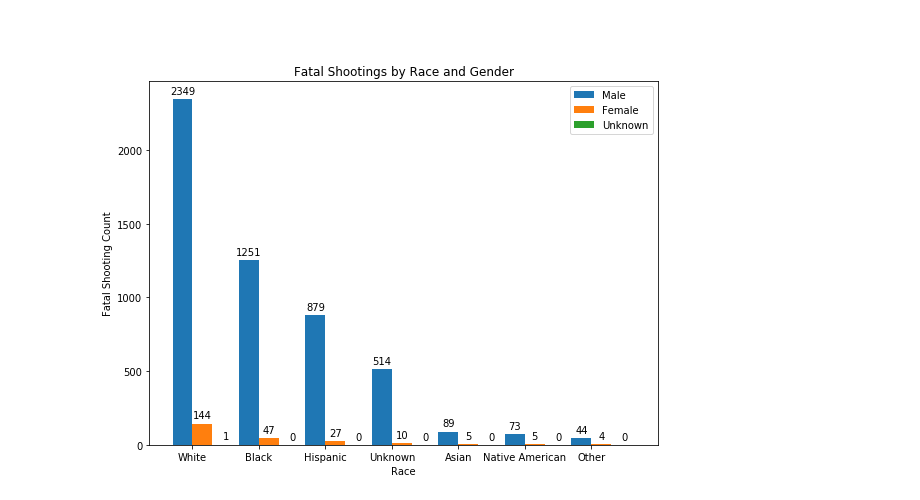
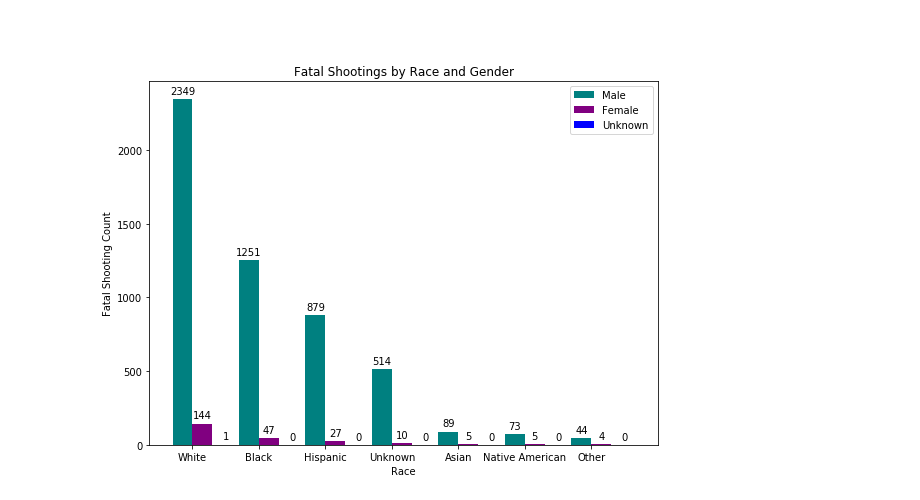
Before and after one commit to szerpa17/fatal-police-shootings, a Jupyter notebook: Analysis.ipynb, the cells around one changed output. Saved outputs shown, nothing was run; the diff lists cells and outputs as text; code cells hidden in the pictures.

```diff
--- a/Analysis.ipynb
+++ b/Analysis.ipynb
@@ -179,35 +179,35 @@ plt.show()
 # %%
 #labels=races, men_means=gender_race_death["Male Count"], etc
 fig, ax = plt.subplots()
 x_axis = np.arange(len(gender_race_death))
 width=0.3
-bar1 = ax.bar(x_axis-0.15, gender_race_death["Male Count"], width, label='Male')
-bar2 = ax.bar(x_axis+0.15, gender_race_death["Female Count"], width, label='Female')
-bar3 = ax.bar(x_axis+0.5, gender_race_death["Unknown Count"], width, label='Unknown')
+bar1 = ax.bar(x_axis-0.15, gender_race_death["Male Count"], width, label='Male', color="teal")
+bar2 = ax.bar(x_axis+0.15, gender_race_death["Female Count"], width, label='Female', color="purple")
+bar3 = ax.bar(x_axis+0.5, gender_race_death["Unknown Count"], width, label='Unknown', color="blue")
 
 #function to attach counts to bars
 def autolabel(bars):
     for bar in bars:
         height = bar.get_height()
         ax.annotate('{}'.format(height), xy=(bar.get_x() + bar.get_width() / 2, height), xytext=(0, 3), textcoords="offset points",
                     ha='center', va='bottom')
 
 
 autolabel(bar1)
 autolabel(bar2)
 autolabel(bar3)
 
 plt.title("Fatal Shootings by Race and Gender")
 plt.xlabel("Race")
 plt.ylabel("Fatal Shooting Count")
 ax.set_xticklabels(races)
 ax.set_xticks(x_axis)
 ax.legend()
 plt.gcf().set_size_inches(8,6)
 plt.tight_layout()
 plt.show()
 # %% [output]
-[figure, old version]
+[figure, new version]
 # %%
 total_states = shootings_df["state"].value_counts(dropna=False)
 state_percent = (total_states / total_deaths)
```
Also changed, not shown: parts of 2 cells of this notebook.
